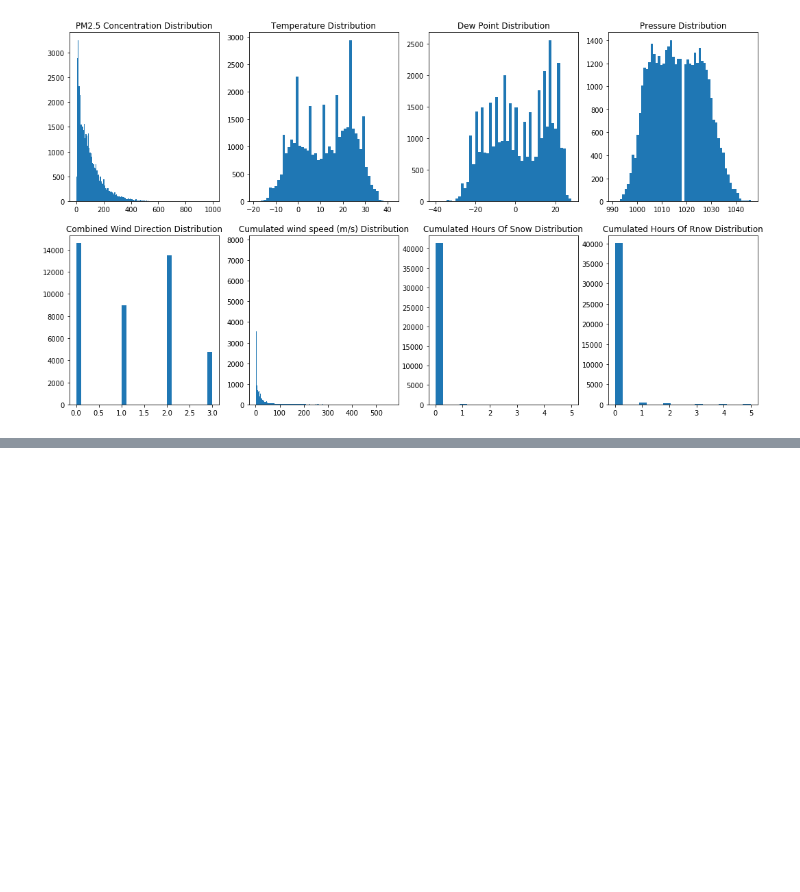
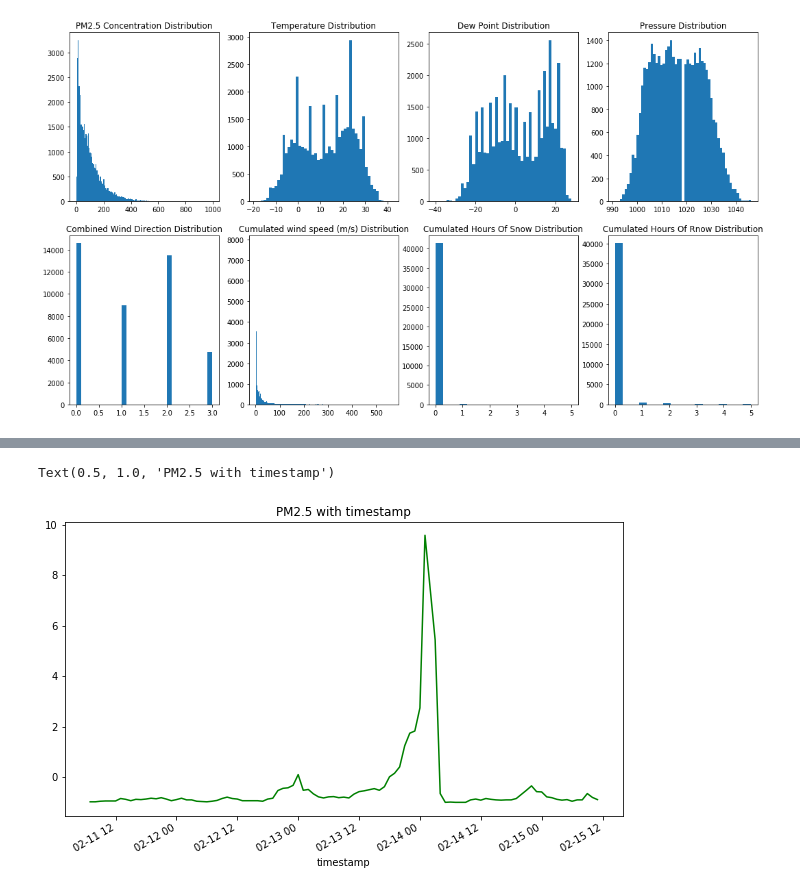
Before and after one commit to vincentsun870530/COMP432_Anomaly_Detection, a Jupyter notebook: comp432.ipynb, the cells around one changed output, grey strips where cells are left out. Saved outputs shown, nothing was run; the diff lists cells and outputs as text; code cells hidden in the pictures; blank space fills up the shorter version.

```diff
--- a/comp432.ipynb
+++ b/comp432.ipynb
@@ -146,0 +134,6 @@ df_normal = newdata.iloc[:30000, :]
+# %%
+newdata.iloc[900:1000, :]['pm2.5'].plot(kind='line',color='green')
+plt.title("PM2.5 with timestamp")
+# %% [output]
+Text(0.5, 1.0, 'PM2.5 with timestamp')
+[figure, added]
```
Also changed, not shown: parts of 26 cells of this notebook, 1 other file.
